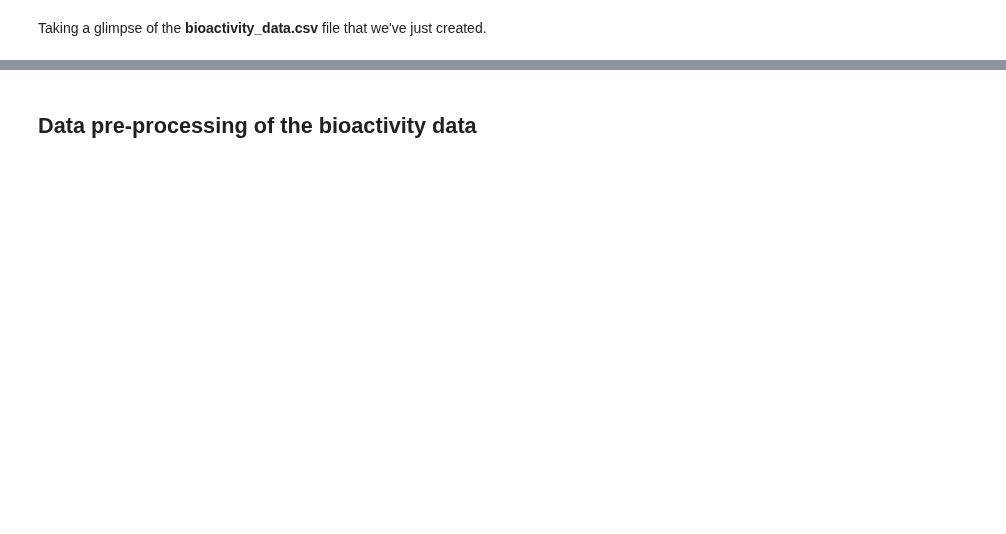
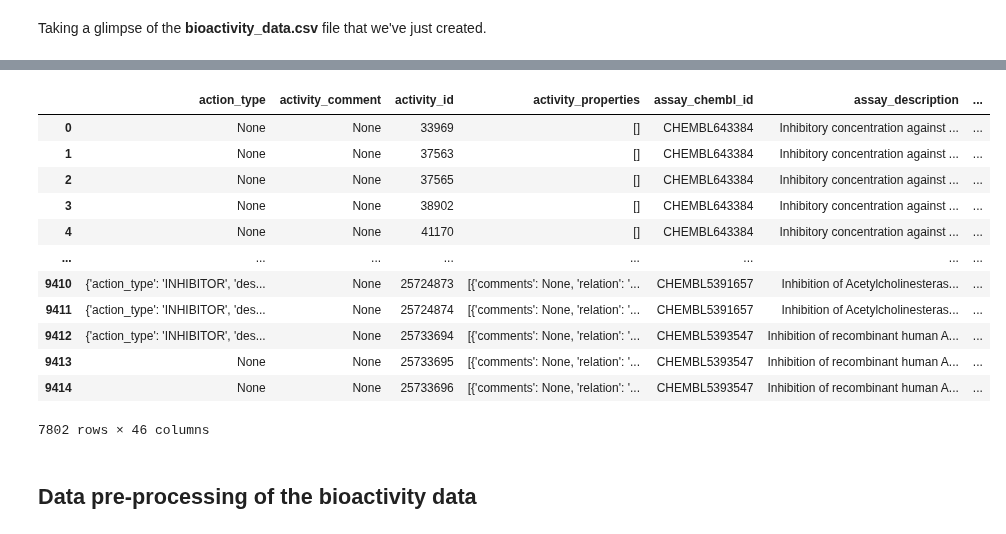
Before and after one commit to IrfanShaik35/Data-Analysis-Projects, a Jupyter notebook: Drug Discovery/1.DC and DP.ipynb, the cells around one changed output, grey strips where cells are left out. Drawn from its saved outputs; the diff is of its cells as text; code cells hidden in the pictures; blank space fills up the shorter version.

```diff
--- a/Drug Discovery/1.DC and DP.ipynb
+++ b/Drug Discovery/1.DC and DP.ipynb
@@ -163,2 +142,20 @@ Apparently, for this dataset there is no missing data. But we can use the above
+# %%
+#Remove dubliate canonical smiles
+df2_nr = df2.drop_duplicates(['canonical_smiles'])
+df2_nr
+# %% [output]
+|  | action_type | activity_comment | activity_id | activity_properties | assay_chembl_id | assay_description | ... |
+| 0 | None | None | 33969 | [] | CHEMBL643384 | Inhibitory concentration against ... | ... |
+| 1 | None | None | 37563 | [] | CHEMBL643384 | Inhibitory concentration against ... | ... |
+| 2 | None | None | 37565 | [] | CHEMBL643384 | Inhibitory concentration against ... | ... |
+| 3 | None | None | 38902 | [] | CHEMBL643384 | Inhibitory concentration against ... | ... |
+| 4 | None | None | 41170 | [] | CHEMBL643384 | Inhibitory concentration against ... | ... |
+| ... | ... | ... | ... | ... | ... | ... | ... |
+| 9410 | {'action_type': 'INHIBITOR', 'des... | None | 25724873 | [{'comments': None, 'relation': '... | CHEMBL5391657 | Inhibition of Acetylcholinesteras... | ... |
+| 9411 | {'action_type': 'INHIBITOR', 'des... | None | 25724874 | [{'comments': None, 'relation': '... | CHEMBL5391657 | Inhibition of Acetylcholinesteras... | ... |
+| 9412 | {'action_type': 'INHIBITOR', 'des... | None | 25733694 | [{'comments': None, 'relation': '... | CHEMBL5393547 | Inhibition of recombinant human A... | ... |
+| 9413 | None | None | 25733695 | [{'comments': None, 'relation': '... | CHEMBL5393547 | Inhibition of recombinant human A... | ... |
+| 9414 | None | None | 25733696 | [{'comments': None, 'relation': '... | CHEMBL5393547 | Inhibition of recombinant human A... | ... |
+7802 rows × 46 columns
 # %% [markdown]
 ## **Data pre-processing of the bioactivity data**
```
Also changed, not shown: parts of 39 cells of this notebook.
